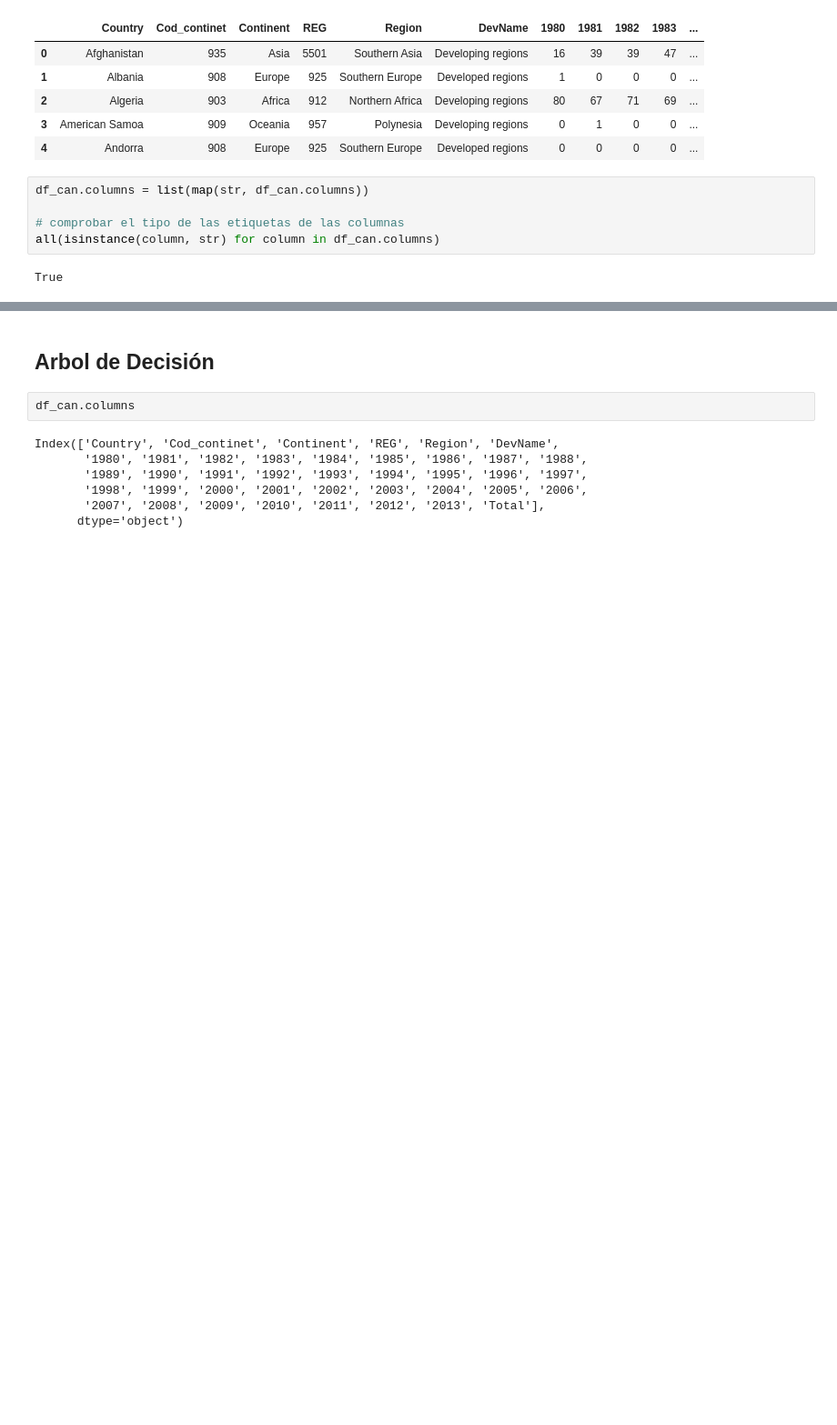
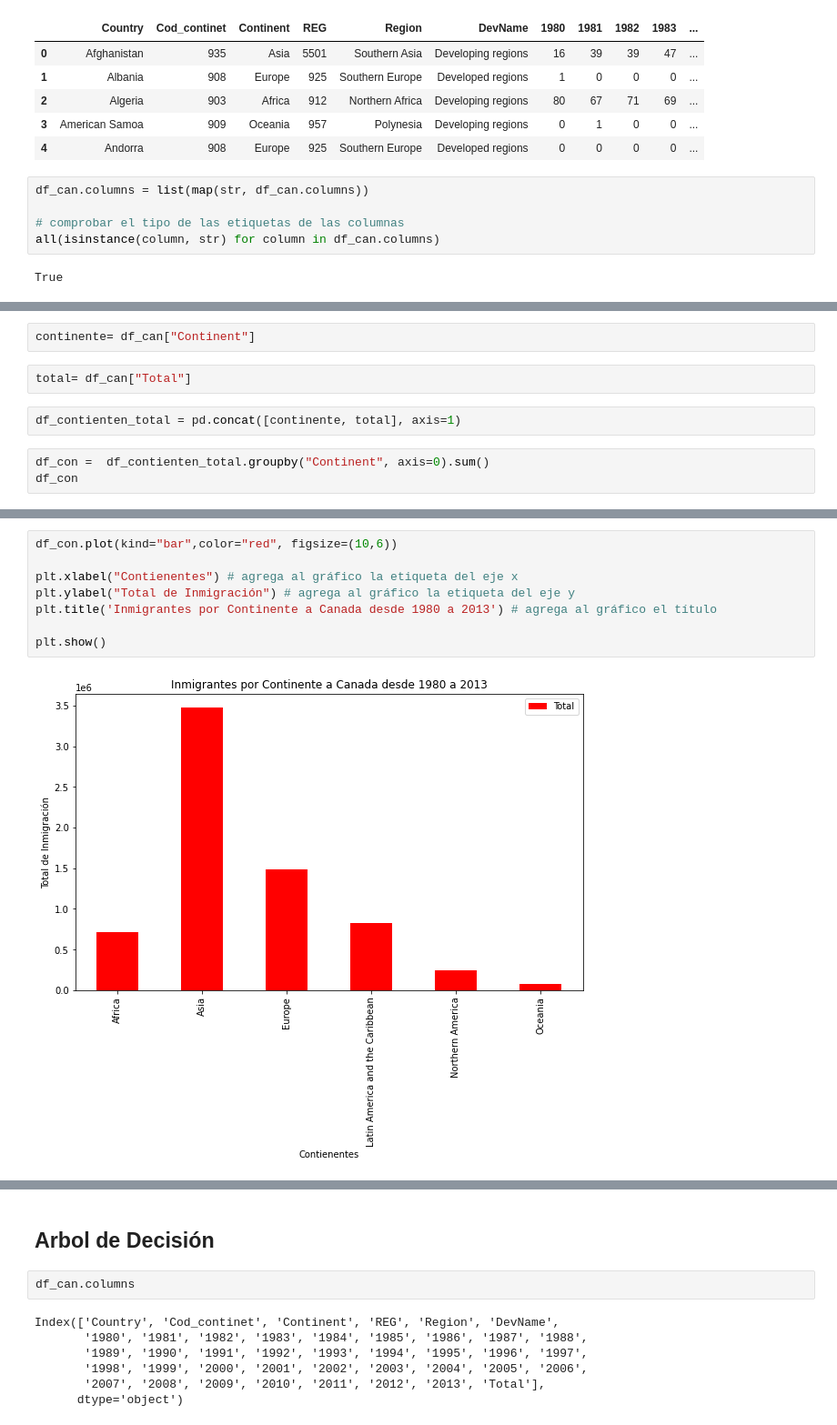
Before and after one commit to josealejandro2017/ProyectoHouse, a Jupyter notebook: SegundaEntrega_Sanabria.ipynb, the cells around one changed output, grey strips where cells are left out. Shown at 91% size. Drawn from its saved outputs; the diff is of its cells as text; blank space fills up the shorter version.

```diff
--- a/SegundaEntrega_Sanabria.ipynb
+++ b/SegundaEntrega_Sanabria.ipynb
@@ -233,0 +218,9 @@ df_can.head()
+# %%
+continente= df_can["Continent"]
+# %%
+total= df_can["Total"]
+# %%
+df_contienten_total = pd.concat([continente, total], axis=1)
+# %%
+df_con =  df_contienten_total.groupby("Continent", axis=0).sum()
+df_con
@@ -234,3 +236,13 @@ df_can.head()
+# %%
+df_con.plot(kind="bar",color="red", figsize=(10,6))
+
+plt.xlabel("Contienentes") # agrega al gráfico la etiqueta del eje x
+plt.ylabel("Total de Inmigración") # agrega al gráfico la etiqueta del eje y
+plt.title('Inmigrantes por Continente a Canada desde 1980 a 2013') # agrega al gráfico el título
+
+plt.show()
+# %% [output]
+[figure, added]
 # %%
 print('Dimensión de los datos:', df_can.shape)
 # %% [output]
```
Also changed, not shown: parts of 103 cells of this notebook.
